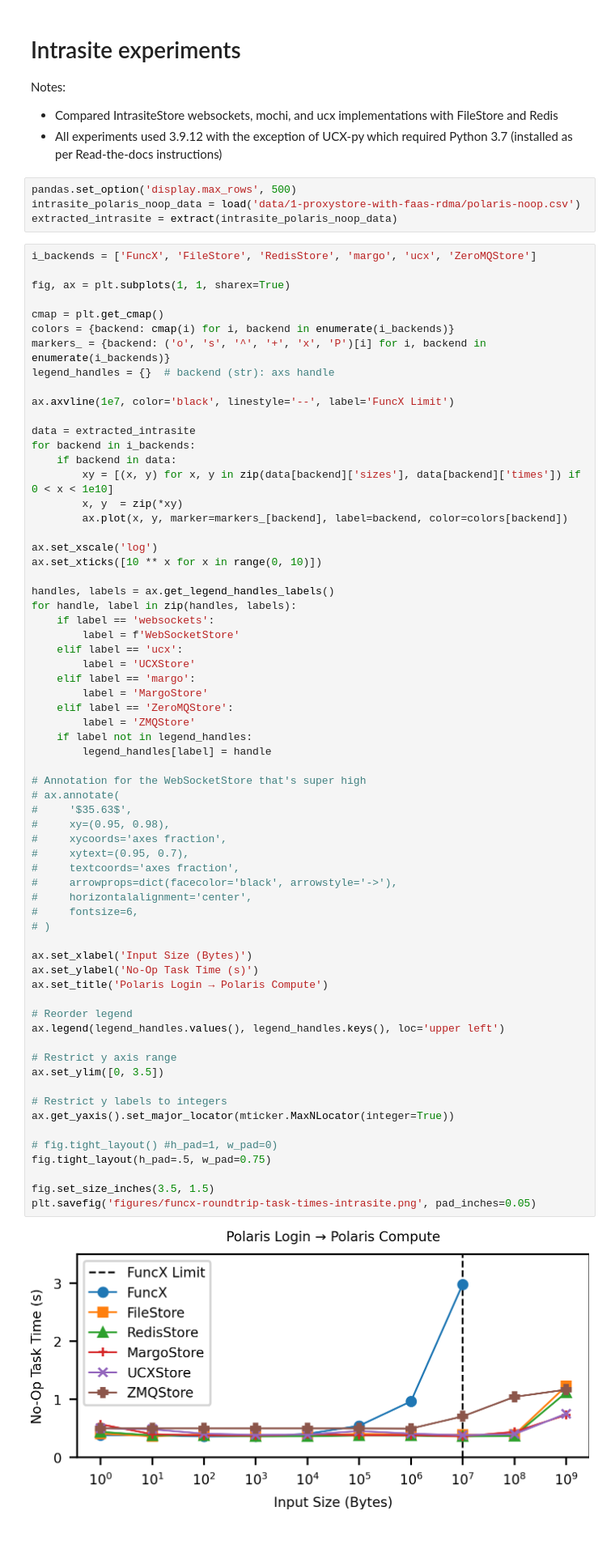
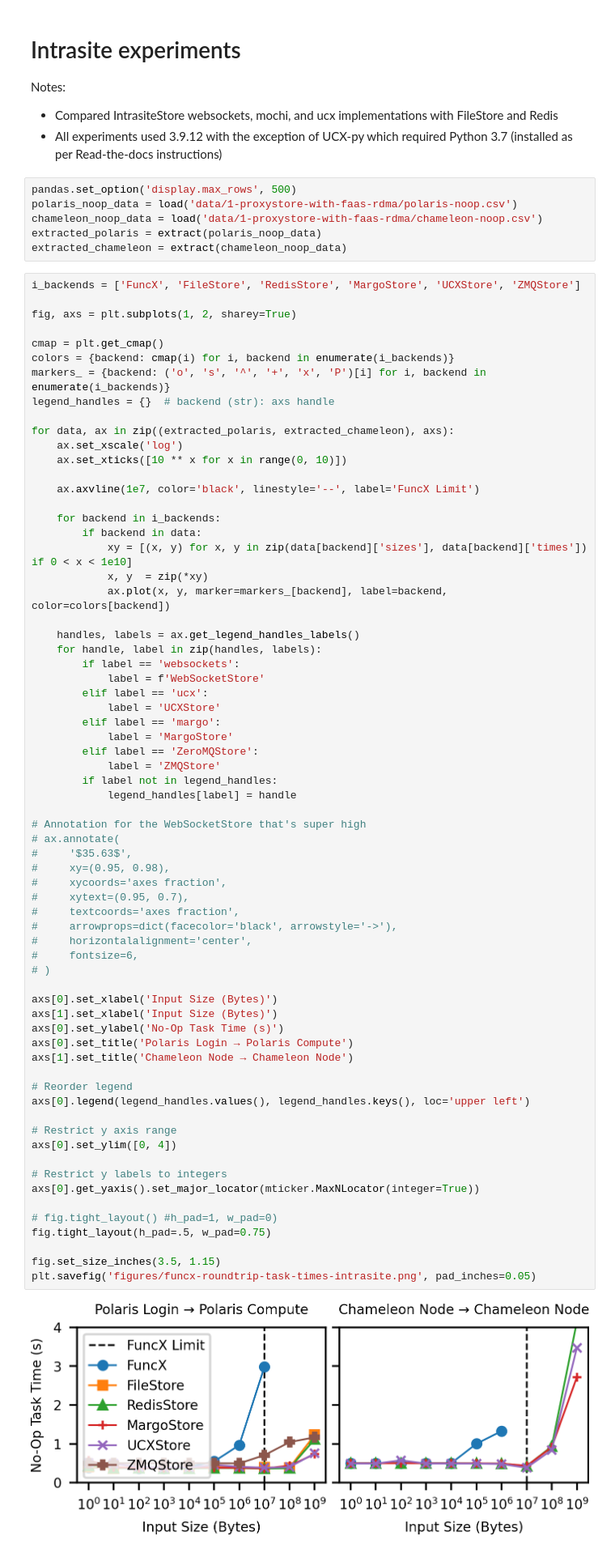
Before and after one commit to proxystore/sc23-evaluation, a Jupyter notebook: 1-proxystore-with-faas-rdma.ipynb, the cells around one changed output. Shown: that part at 81% size. Cells and saved outputs as stored; diff of their text form.

Commit message:
Add Chameleon cloud subfigure

```diff
--- a/1-proxystore-with-faas-rdma.ipynb
+++ b/1-proxystore-with-faas-rdma.ipynb
@@ -124,72 +124,76 @@ Notes:
 - All experiments used 3.9.12 with the exception of UCX-py which required Python 3.7 (installed as per Read-the-docs instructions)
 # %%
 pandas.set_option('display.max_rows', 500)
-intrasite_polaris_noop_data = load('data/1-proxystore-with-faas-rdma/polaris-noop.csv')
-extracted_intrasite = extract(intrasite_polaris_noop_data)
+polaris_noop_data = load('data/1-proxystore-with-faas-rdma/polaris-noop.csv')
+chameleon_noop_data = load('data/1-proxystore-with-faas-rdma/chameleon-noop.csv')
+extracted_polaris = extract(polaris_noop_data)
+extracted_chameleon = extract(chameleon_noop_data)
 # %%
-i_backends = ['FuncX', 'FileStore', 'RedisStore', 'margo', 'ucx', 'ZeroMQStore']
+i_backends = ['FuncX', 'FileStore', 'RedisStore', 'MargoStore', 'UCXStore', 'ZMQStore']
 
-fig, ax = plt.subplots(1, 1, sharex=True)
+fig, axs = plt.subplots(1, 2, sharey=True)
 
 cmap = plt.get_cmap()
 colors = {backend: cmap(i) for i, backend in enumerate(i_backends)}
 markers_ = {backend: ('o', 's', '^', '+', 'x', 'P')[i] for i, backend in enumerate(i_backends)}
 legend_handles = {}  # backend (str): axs handle
 
-ax.axvline(1e7, color='black', linestyle='--', label='FuncX Limit')
+for data, ax in zip((extracted_polaris, extracted_chameleon), axs):
+    ax.set_xscale('log')
+    ax.set_xticks([10 ** x for x in range(0, 10)])
 
-data = extracted_intrasite
-for backend in i_backends:
-    if backend in data:
-        xy = [(x, y) for x, y in zip(data[backend]['sizes'], data[backend]['times']) if 0 < x < 1e10]
-        x, y  = zip(*xy)
-        ax.plot(x, y, marker=markers_[backend], label=backend, color=colors[backend])
+    ax.axvline(1e7, color='black', linestyle='--', label='FuncX Limit')
 
-ax.set_xscale('log')
-ax.set_xticks([10 ** x for x in range(0, 10)])
+    for backend in i_backends:
+        if backend in data:
+            xy = [(x, y) for x, y in zip(data[backend]['sizes'], data[backend]['times']) if 0 < x < 1e10]
+            x, y  = zip(*xy)
+            ax.plot(x, y, marker=markers_[backend], label=backend, color=colors[backend])
 
-handles, labels = ax.get_legend_handles_labels()
-for handle, label in zip(handles, labels):
-    if label == 'websockets':
-        label = f'WebSocketStore'
-    elif label == 'ucx':
-        label = 'UCXStore'
-    elif label == 'margo':
-        label = 'MargoStore'
-    elif label == 'ZeroMQStore':
-        label = 'ZMQStore'
-    if label not in legend_handles:
-        legend_handles[label] = handle
+    handles, labels = ax.get_legend_handles_labels()
+    for handle, label in zip(handles, labels):
+        if label == 'websockets':
+            label = f'WebSocketStore'
+        elif label == 'ucx':
+            label = 'UCXStore'
+        elif label == 'margo':
+            label = 'MargoStore'
+        elif label == 'ZeroMQStore':
+            label = 'ZMQStore'
+        if label not in legend_handles:
+            legend_handles[label] = handle
 
 # Annotation for the WebSocketStore that's super high
 # ax.annotate(
 #     '$35.63$',
 #     xy=(0.95, 0.98),
 #     xycoords='axes fraction',
 #     xytext=(0.95, 0.7),
 #     textcoords='axes fraction',
 #     arrowprops=dict(facecolor='black', arrowstyle='->'),
 #     horizontalalignment='center',
 #     fontsize=6,
 # )
 
-ax.set_xlabel('Input Size (Bytes)')
-ax.set_ylabel('No-Op Task Time (s)')
-ax.set_title('Polaris Login → Polaris Compute')
+axs[0].set_xlabel('Input Size (Bytes)')
+axs[1].set_xlabel('Input Size (Bytes)')
+axs[0].set_ylabel('No-Op Task Time (s)')
+axs[0].set_title('Polaris Login → Polaris Compute')
+axs[1].set_title('Chameleon Node → Chameleon Node')
 
 # Reorder legend
-ax.legend(legend_handles.values(), legend_handles.keys(), loc='upper left')
+axs[0].legend(legend_handles.values(), legend_handles.keys(), loc='upper left')
 
 # Restrict y axis range
-ax.set_ylim([0, 3.5])
+axs[0].set_ylim([0, 4])
 
 # Restrict y labels to integers
-ax.get_yaxis().set_major_locator(mticker.MaxNLocator(integer=True))
+axs[0].get_yaxis().set_major_locator(mticker.MaxNLocator(integer=True))
 
 # fig.tight_layout() #h_pad=1, w_pad=0)
 fig.tight_layout(h_pad=.5, w_pad=0.75)
 
-fig.set_size_inches(3.5, 1.5)
+fig.set_size_inches(3.5, 1.15)
 plt.savefig('figures/funcx-roundtrip-task-times-intrasite.png', pad_inches=0.05)
 # %% [output]
-[figure, old version]
+[figure, new version]
```
Also changed, not shown: 3 other files.
